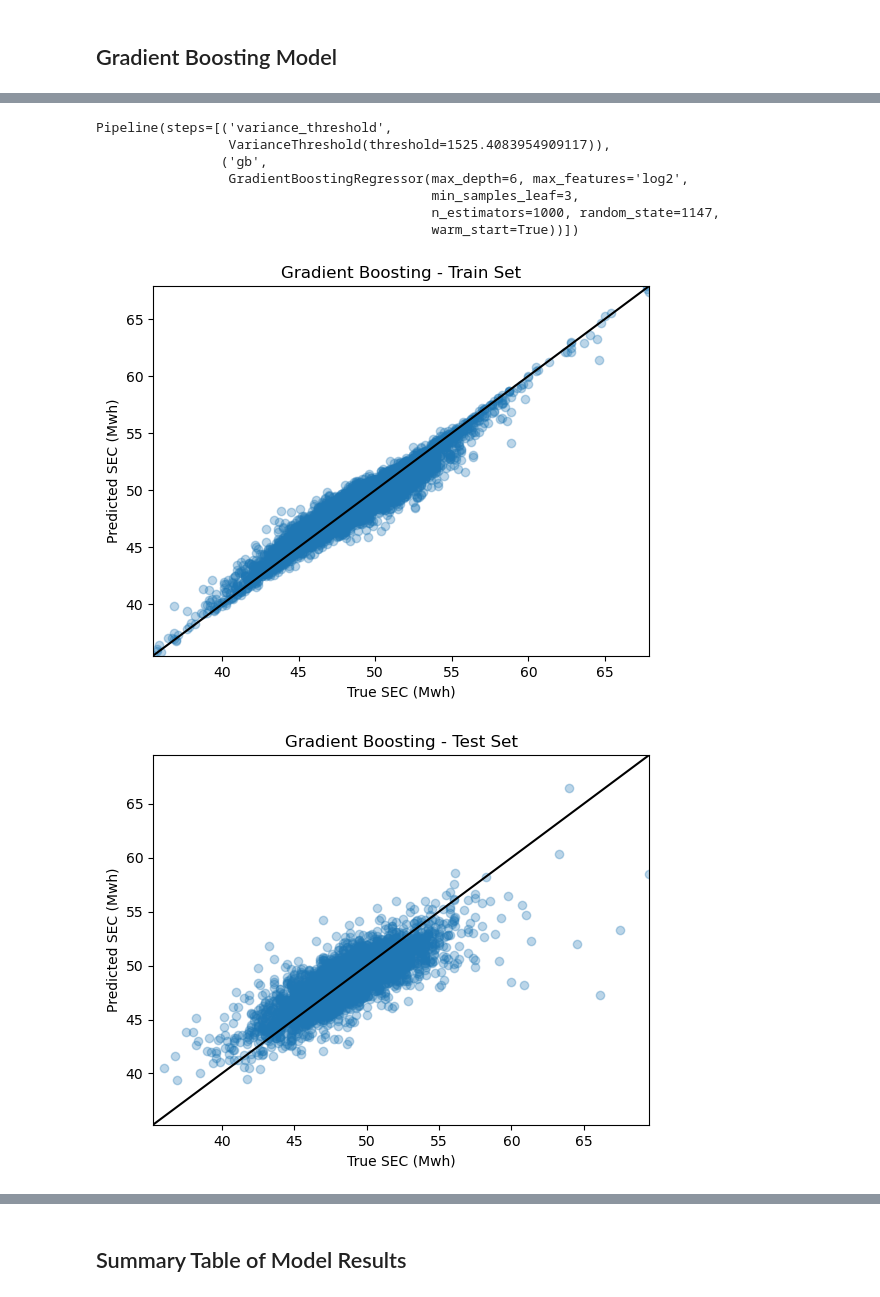
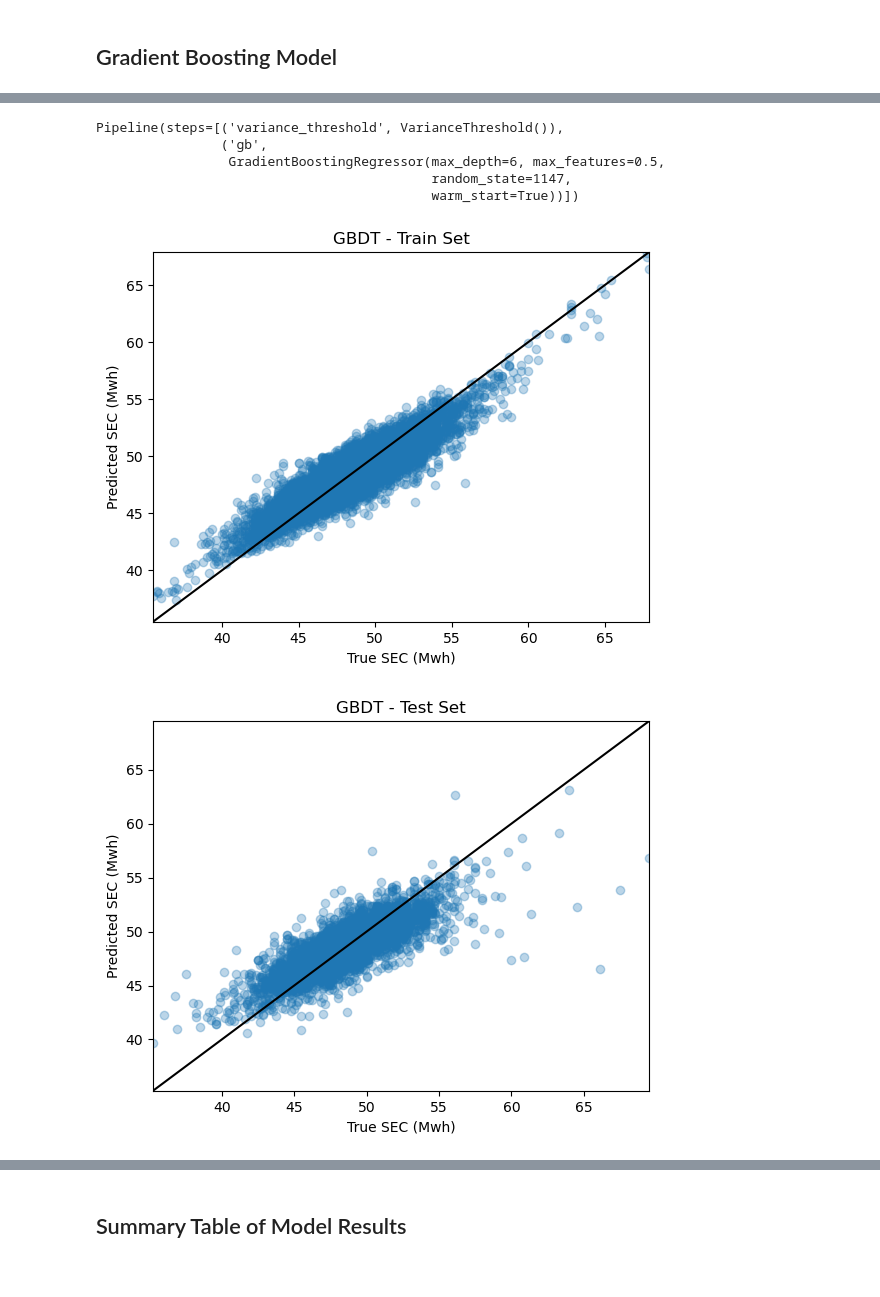
Before and after one commit to Jilai01/CHE1147-Team-8, a Jupyter notebook: EAF_supervised_learning.ipynb, the cells around one changed output, grey strips where cells are left out. Saved outputs shown, nothing was run; the diff lists cells and outputs as text; code cells hidden in the pictures.

```diff
--- a/EAF_supervised_learning.ipynb
+++ b/EAF_supervised_learning.ipynb
@@ -678,7 +677,8 @@ param_grid_gb = {
     'gb__learning_rate': [0.01, 0.1, 0.2, 0.5],
     'gb__max_depth': [3, 4, 5, 6],
     'gb__min_samples_leaf': [1, 3, 5, 10],
-    'gb__max_features': ['sqrt', 'log2', None],
+    # 'gb__max_features': ['sqrt', 'log2', None],
+    'gb__max_features': [0.25, 0.5, 0.75, 1],
     'gb__loss': ['squared_error', 'absolute_error'],
 }
 
@@ -711,20 +711,18 @@ RandomizedSearchCV(cv=5,
 # Display the best model
 print(random_param_grid_gb.best_estimator_)
 # %% [output]
-Pipeline(steps=[('variance_threshold',
-                 VarianceThreshold(threshold=1525.4083954909117)),
+Pipeline(steps=[('variance_threshold', VarianceThreshold()),
                 ('gb',
-                 GradientBoostingRegressor(max_depth=6, max_features='log2',
-                                           min_samples_leaf=3,
-                                           n_estimators=1000, random_state=1147,
+                 GradientBoostingRegressor(max_depth=6, max_features=0.5,
+                                           random_state=1147,
                                            warm_start=True))])
 # %%
 # Plot predictions
-plot_predictions(random_param_grid_gb.best_estimator_, df_train[FEATURES], df_train[TARGET], title="Gradient Boosting - Train Set")
-plot_predictions(random_param_grid_gb.best_estimator_, df_test[FEATURES], df_test[TARGET], title="Gradient Boosting - Test Set")
+plot_predictions(random_param_grid_gb.best_estimator_, df_train[FEATURES], df_train[TARGET], title="GBDT - Train Set")
+plot_predictions(random_param_grid_gb.best_estimator_, df_test[FEATURES], df_test[TARGET], title="GBDT - Test Set")
 # %% [output]
-[figure, old version]
+[figure, new version]
-[figure, old version]
+[figure, new version]
 # %%
 # Evaluate Random Forest performance
 metrics_train_gb = get_regression_metrics(random_param_grid_gb.best_estimator_, df_train[FEATURES], df_train[TARGET])
```
Also changed, not shown: parts of 20 cells of this notebook, 1 other file.
